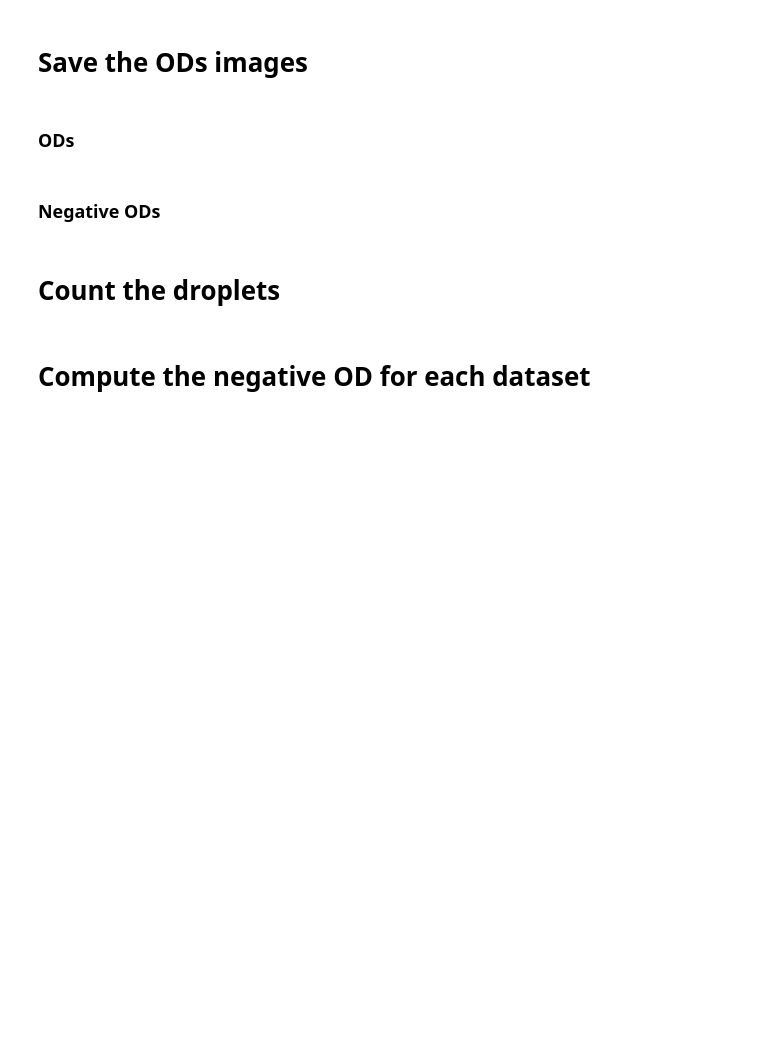
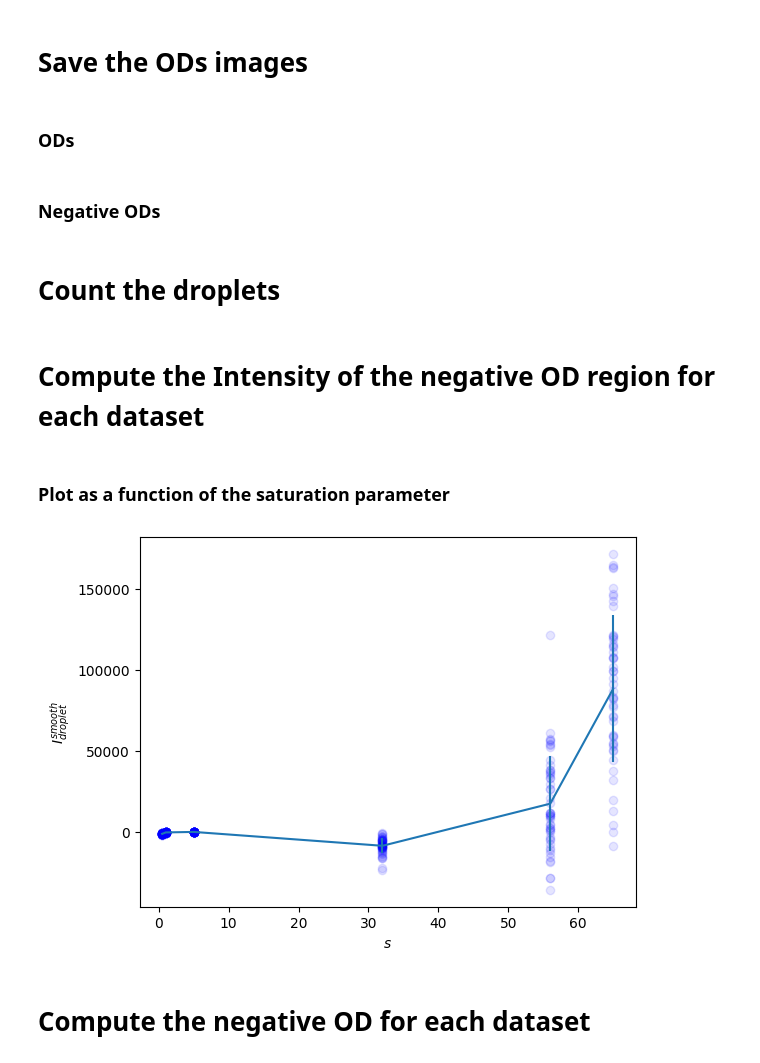
Before and after one commit to DolbeaultRemy/SR_droplets, a Jupyter notebook: Image_analysis/Sum_neg_low_high_intensity_ODs_mask.ipynb, the cells around one changed output. Drawn from its saved outputs; the diff is of its cells as text; code cells hidden in the pictures; blank space fills up the shorter version.

```diff
--- a/Image_analysis/Sum_neg_low_high_intensity_ODs_mask.ipynb
+++ b/Image_analysis/Sum_neg_low_high_intensity_ODs_mask.ipynb
@@ -101,9 +101,10 @@ end
 # %% [output]
 find_droplets_radius_range (generic function with 1 method)
 # %%
-pathdir_date = "data/04_07_25/"
+pathdir_date = "//DyLabNAS/Data/TwoDGas/2025/07/04"
 dir_names_datasets = readdir(pathdir_date)
 dir_names_datasets = dir_names_datasets[dir_names_datasets .!= ".DS_Store"]
+dir_names_datasets = dir_names_datasets[10:end]
 I_inc = [0.04, 0.1, 0.5, 3, 5.2, 6].*1e-3 # In W
 I_sat = [0.5, 1, 5, 32, 56, 65] # Estimated saturation parameter
 I_sat_range = [0:0.1:maximum(I_sat);]
@@ -210,7 +195,7 @@ for (i, ODs) in ProgressBar(enumerate(ODs_datasets))
     for (j, OD) in enumerate(ODs)
         img = axs.imshow(OD, cmap="plasma") #, aspect="auto"
         cb = colorbar(img)
-        savefig("imgs/ODs_mask/"*split(pathdir_date, "/")[2]*"/"*dir_names_datasets[i]*"/$(j-1).png")
+        savefig("imgs/"*join(split(pathdir_date, "/")[6:end], "_")*"/ODs_mask"*"/"*dir_names_datasets[i]*"/$(j-1).png")
         cb.remove()
         axs.clear()
     end
@@ -226,7 +211,7 @@ for (i, ODs) in ProgressBar(enumerate(ODs_datasets))
     for (j, OD) in enumerate(ODs)
         img = axs.imshow(OD, cmap="bone", vmin=-0.2, vmax=0) #, aspect="auto"
         cb = colorbar(img)
-        savefig("imgs/neg_ODs_mask/"*split(pathdir_date, "/")[2]*"/"*dir_names_datasets[i]*"/$(j-1).png")
+        savefig("imgs/"*join(split(pathdir_date, "/")[6:end], "_")*"/neg_ODs_mask"*"/"*dir_names_datasets[i]*"/$(j-1).png")
         cb.remove()
         axs.clear()
     end
@@ -265,6 +257,41 @@ for idx_dataset in ProgressBar(1:length(ODs_datasets))
 end
 
 close("all")
+# %% [markdown]
+# Compute the Intensity of the negative OD region for each dataset
+# %%
+Sum_mean_Iatoms_neg_OD = zeros((length(ODs_datasets), length(ODs_datasets[1])))
+size_kernel_smooth = 5
+
+for (i, ODs) in ProgressBar(enumerate(ODs_datasets))
+    for j in eachindex(ODs)
+        img_at = smooth_imgs(imgs_atoms_crop_datasets[i][j], size_kernel_smooth)
+        img_bkg = smooth_imgs(imgs_bkg_crop_datasets[i][j], size_kernel_smooth)
+
+        Sum_mean_Iatoms_neg_OD[i, j] = sum(img_at[ODs[j] .< 0]-img_bkg[ODs[j] .< 0])/nbr_droplets[i, j]
+    end
+end
+# %% [markdown]
+### Plot as a function of the saturation parameter
+# %%
+close("all")
+fig = subplots()
+
+errorbar(I_sat, vec(mean(Sum_mean_Iatoms_neg_OD, dims=2)), yerr=vec(std(Sum_mean_Iatoms_neg_OD, dims=2)))
+
+for (i, ODs) in enumerate(ODs_datasets)
+    for j in 1:length(ODs)
+        scatter(I_sat[i], Sum_mean_Iatoms_neg_OD[i, j], color="b", alpha = 0.1)
+    end
+end
+
+xlabel(L"s")
+ylabel(L"I_{droplet}^{smooth}")
+
+# pygui(true); show();
+pygui(false);
+# %% [output]
+[figure, added]
 # %% [markdown]
 # Compute the negative OD for each dataset
 # %%
```
Also changed, not shown: parts of 11 cells of this notebook, 21 other files.
